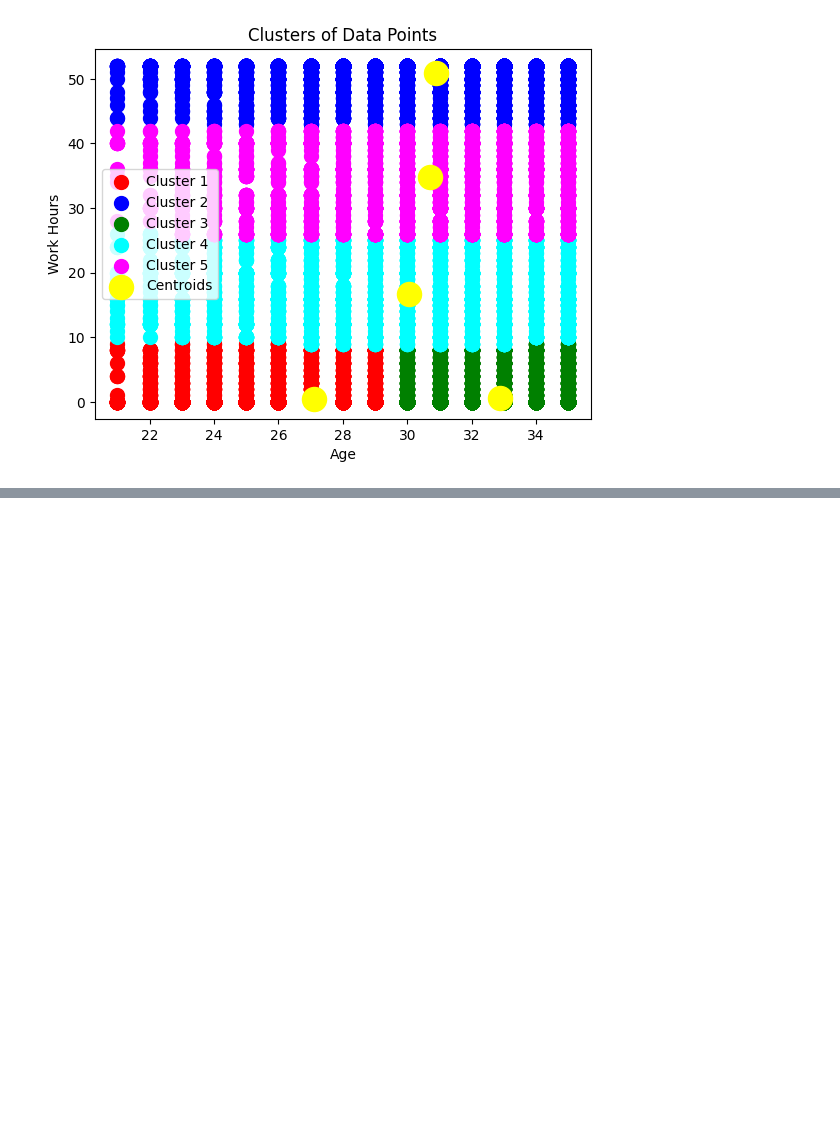
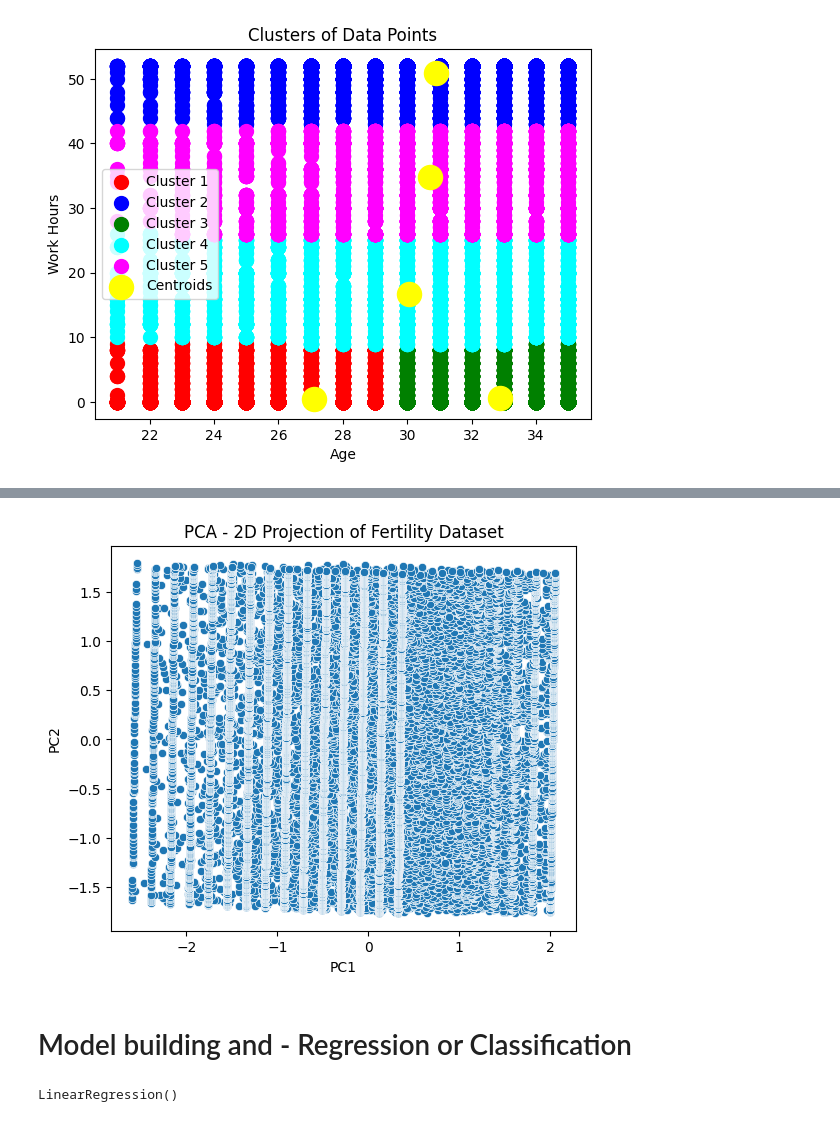
Before and after one commit to devashish1110/EDA_assignments, a Jupyter notebook: 22BDS0093.ipynb, the cells around one changed output, grey strips where cells are left out. Saved outputs shown, nothing was run; the diff lists cells and outputs as text; code cells hidden in the pictures; blank space fills up the shorter version.

```diff
--- a/22BDS0093.ipynb
+++ b/22BDS0093.ipynb
@@ -1552,0 +1555,3 @@ plt.show()
+# %%
+numeric_df = df.select_dtypes(include=[np.number])
+print("Numeric columns:", numeric_df.columns.tolist())
@@ -1552,0 +1560,9 @@ plt.show()
+# %%
+from sklearn.preprocessing import StandardScaler
+from sklearn.decomposition import PCA
+
+scaler = StandardScaler()
+scaled_data = scaler.fit_transform(numeric_df)
+# %%
+pca = PCA(n_components=2)  # reduce to 2 components for visualization
+pca_result = pca.fit_transform(scaled_data)
@@ -1552,0 +1574,3 @@ plt.show()
+# %%
+pca_df = pd.DataFrame(data=pca_result, columns=['PC1', 'PC2'])
+print(pca_df.head(10))  # print first 10 rows of reduced data
@@ -1552,0 +1589,9 @@ plt.show()
+# %%
+plt.figure(figsize=(6,5))
+sns.scatterplot(x='PC1', y='PC2', data=pca_df)
+plt.title('PCA - 2D Projection of Fertility Dataset')
+plt.show()
+# %% [output]
+[figure, added]
+# %% [markdown]
+# Model building and - Regression or Classification
@@ -1552,0 +1606,7 @@ plt.show()
+# %%
+from sklearn.linear_model import LinearRegression
+
+model = LinearRegression()
+model.fit(X_train, y_train)
+# %% [output]
+LinearRegression()
```
Also changed, not shown: parts of 12 cells of this notebook.
